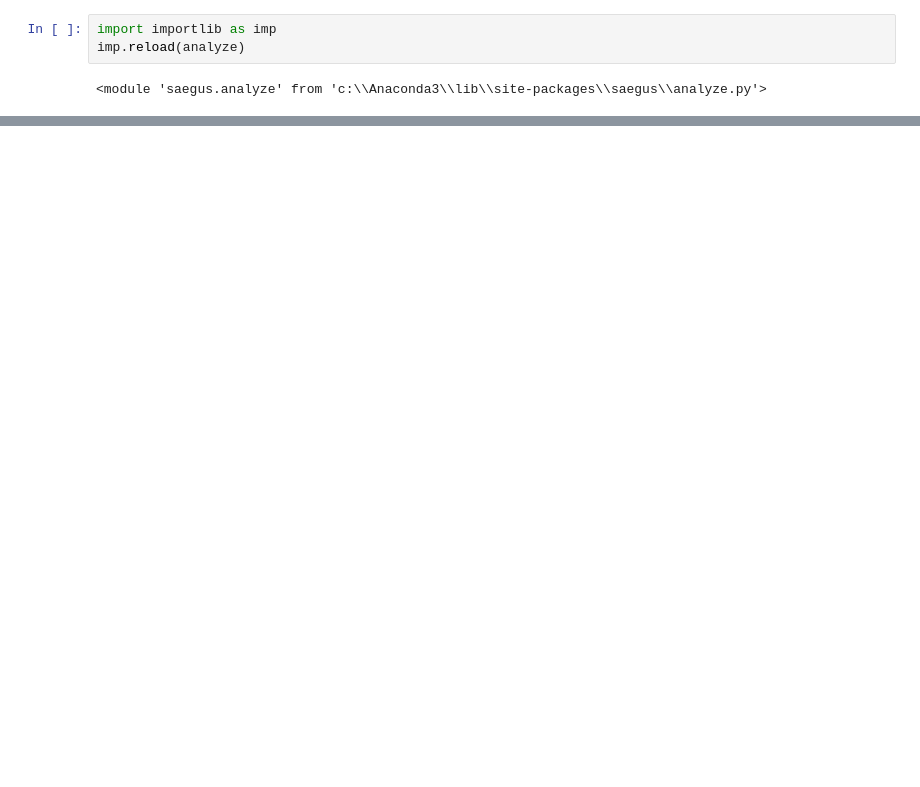
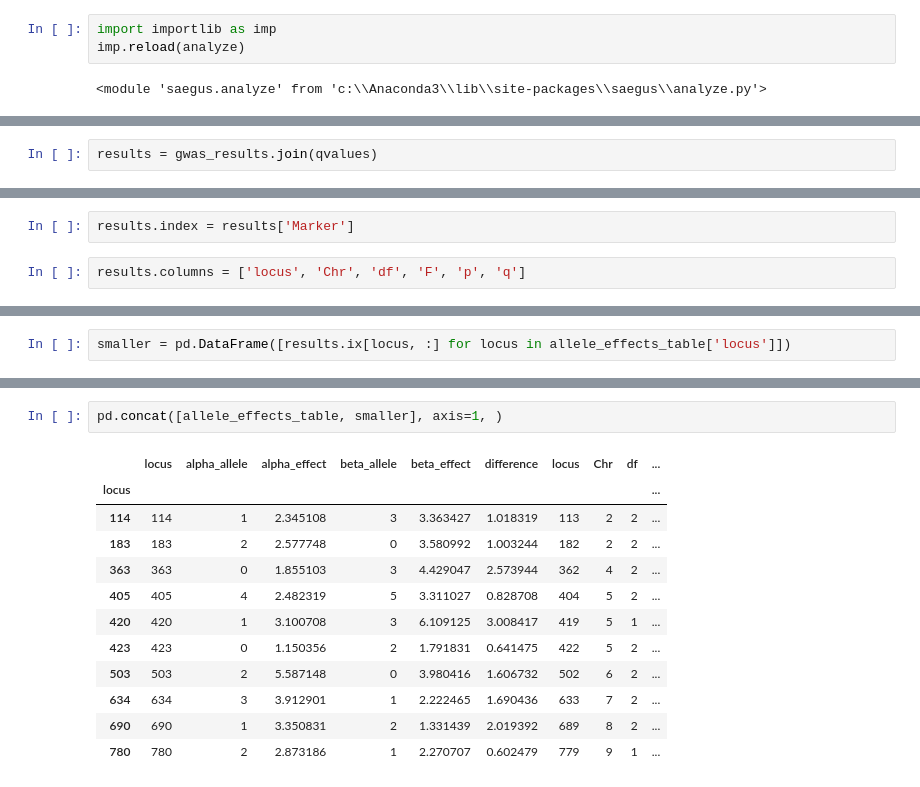
Before and after one commit to maizeatlas/saegus, a Jupyter notebook: devel/magic/1478/run_daoko_girl_development.ipynb, the cells around one changed output, grey strips where cells are left out. Saved outputs shown, nothing was run; the diff lists cells and outputs as text; blank space fills up the shorter version.

```diff
--- a/devel/magic/1478/run_daoko_girl_development.ipynb
+++ b/devel/magic/1478/run_daoko_girl_development.ipynb
@@ -375,0 +291,2 @@ saegus_to_tassel_loci[203`]
+# %%
+results = gwas_results.join(qvalues)
@@ -375,0 +314,4 @@ saegus_to_tassel_loci[203`]
+# %%
+results.index = results['Marker']
+# %%
+results.columns = ['locus', 'Chr', 'df', 'F', 'p', 'q']
@@ -375,0 +392,2 @@ saegus_to_tassel_loci[203`]
+# %%
+smaller = pd.DataFrame([results.ix[locus, :] for locus in allele_effects_table['locus']])
@@ -375,0 +430,15 @@ saegus_to_tassel_loci[203`]
+# %%
+pd.concat([allele_effects_table, smaller], axis=1, )
+# %% [output]
+|  | locus | alpha_allele | alpha_effect | beta_allele | beta_effect | difference | locus | Chr | df | ... |
+| locus |  |  |  |  |  |  |  |  |  | ... |
+| 114 | 114 | 1 | 2.345108 | 3 | 3.363427 | 1.018319 | 113 | 2 | 2 | ... |
+| 183 | 183 | 2 | 2.577748 | 0 | 3.580992 | 1.003244 | 182 | 2 | 2 | ... |
+| 363 | 363 | 0 | 1.855103 | 3 | 4.429047 | 2.573944 | 362 | 4 | 2 | ... |
+| 405 | 405 | 4 | 2.482319 | 5 | 3.311027 | 0.828708 | 404 | 5 | 2 | ... |
+| 420 | 420 | 1 | 3.100708 | 3 | 6.109125 | 3.008417 | 419 | 5 | 1 | ... |
+| 423 | 423 | 0 | 1.150356 | 2 | 1.791831 | 0.641475 | 422 | 5 | 2 | ... |
+| 503 | 503 | 2 | 5.587148 | 0 | 3.980416 | 1.606732 | 502 | 6 | 2 | ... |
+| 634 | 634 | 3 | 3.912901 | 1 | 2.222465 | 1.690436 | 633 | 7 | 2 | ... |
+| 690 | 690 | 1 | 3.350831 | 2 | 1.331439 | 2.019392 | 689 | 8 | 2 | ... |
+| 780 | 780 | 2 | 2.873186 | 1 | 2.270707 | 0.602479 | 779 | 9 | 1 | ... |
```
Also changed, not shown: parts of 130 cells of this notebook, 29 other files.
